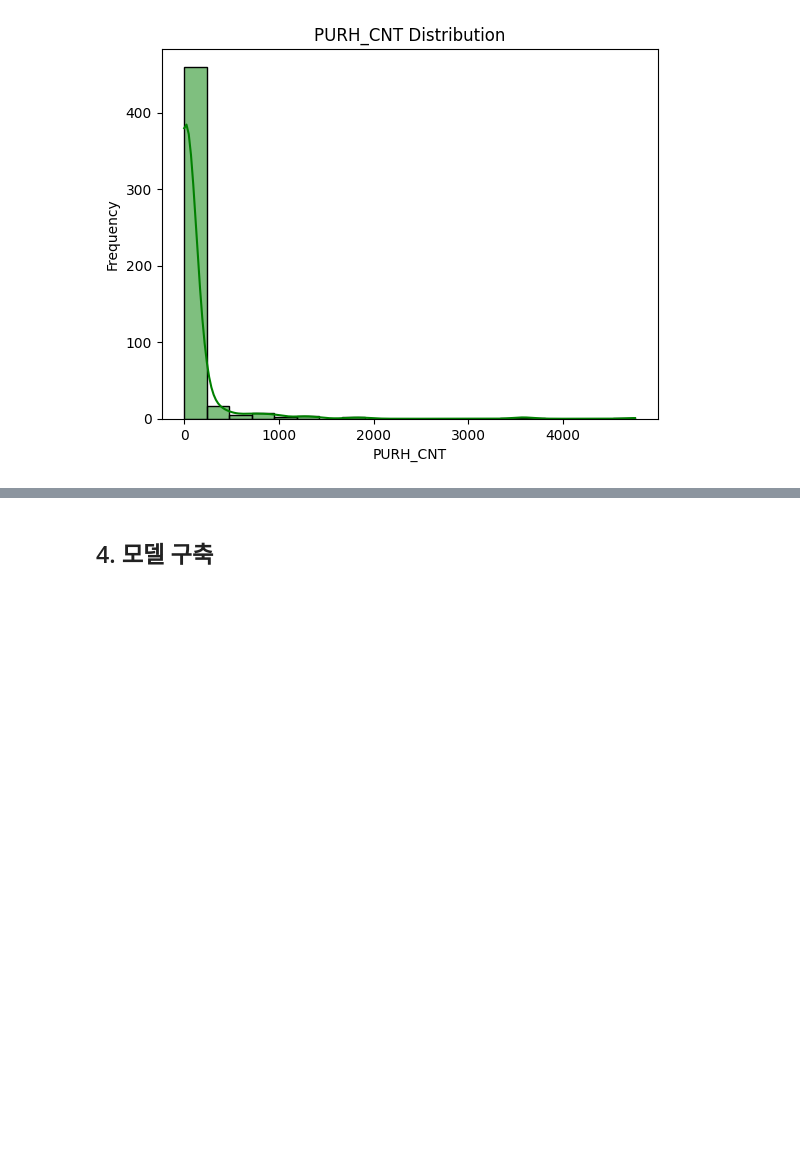
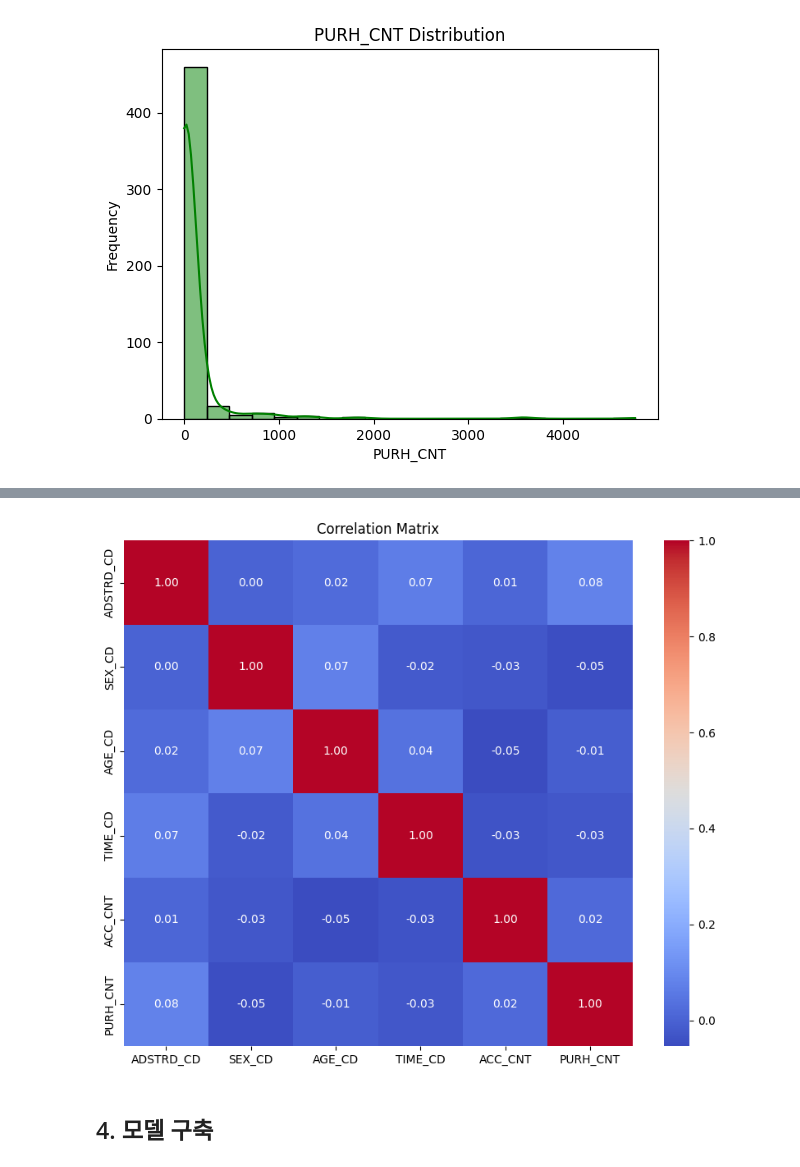
Before and after one commit to HyeonjiKim-edu/AWSproject, a Jupyter notebook: 20241218_개인프로젝트.ipynb, the cells around one changed output, grey strips where cells are left out. Cells and saved outputs as stored; diff of their text form; code cells hidden in the pictures; blank space fills up the shorter version.

```diff
--- a/20241218_개인프로젝트.ipynb
+++ b/20241218_개인프로젝트.ipynb
@@ -203,0 +234,7 @@ plt.show()
+# %%
+# Pandas로 상관계수 계산
+numeric_data = pandas_df.select_dtypes(include="number")  # 숫자형 데이터만 선택
+correlation_matrix = numeric_data.corr()
+
+# 결과 확인
+print(correlation_matrix)
@@ -204,3 +249,17 @@ plt.show()
+# %%
+import seaborn as sns
+import matplotlib.pyplot as plt
+
+# 상관계수 계산
+correlation_matrix = numeric_data.corr()
+
+# 히트맵 시각화
+plt.figure(figsize=(10, 8))
+sns.heatmap(correlation_matrix, annot=True, fmt=".2f", cmap="coolwarm")
+plt.title("Correlation Matrix")
+plt.show()
+# %% [output]
+[figure, added]
 # %% [markdown]
 ## 4. 모델 구축
 # %% [markdown]
```
Also changed, not shown: parts of 40 cells of this notebook.
